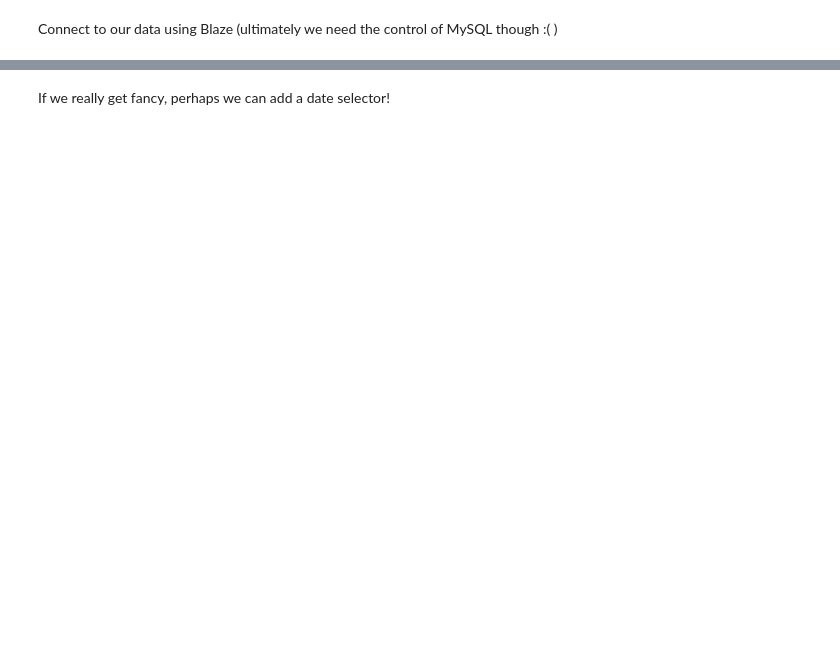
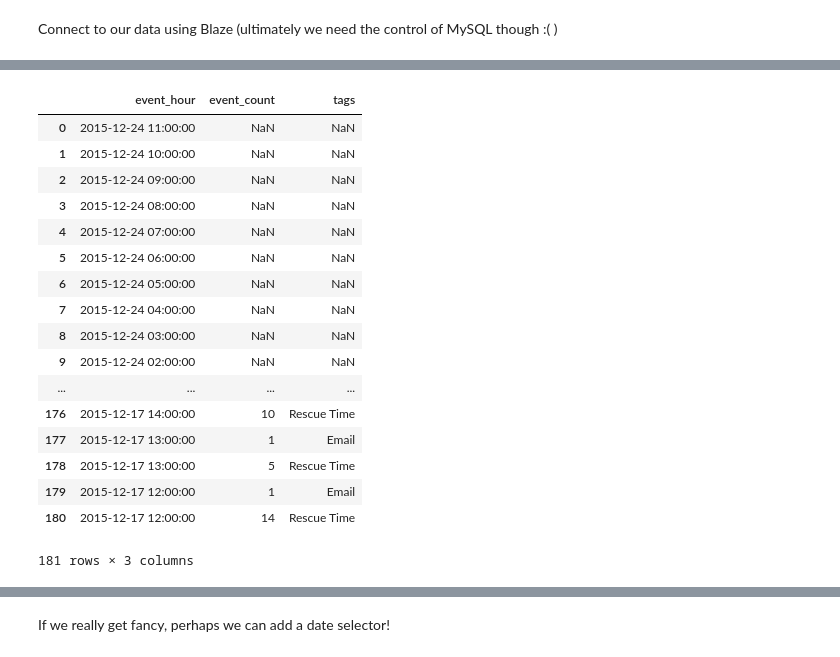
Before and after one commit to zcarwile/quixotic, a Jupyter notebook: quixotic_analytics.ipynb, the cells around one changed output, grey strips where cells are left out. Drawn from its saved outputs; the diff is of its cells as text; code cells hidden in the pictures; blank space fills up the shorter version.

```diff
--- a/quixotic_analytics.ipynb
+++ b/quixotic_analytics.ipynb
@@ -27,0 +14,2 @@ t.events_by_day
+# %%
+events_dfh = odo(t.events_by_hour2, pd.DataFrame)
@@ -27,0 +96,21 @@ t.events_by_day
+# %%
+hours.merge(events_dfh, on='event_hour', how='left')
+# %% [output]
+|  | event_hour | event_count | tags |
+| 0 | 2015-12-24 11:00:00 | NaN | NaN |
+| 1 | 2015-12-24 10:00:00 | NaN | NaN |
+| 2 | 2015-12-24 09:00:00 | NaN | NaN |
+| 3 | 2015-12-24 08:00:00 | NaN | NaN |
+| 4 | 2015-12-24 07:00:00 | NaN | NaN |
+| 5 | 2015-12-24 06:00:00 | NaN | NaN |
+| 6 | 2015-12-24 05:00:00 | NaN | NaN |
+| 7 | 2015-12-24 04:00:00 | NaN | NaN |
+| 8 | 2015-12-24 03:00:00 | NaN | NaN |
+| 9 | 2015-12-24 02:00:00 | NaN | NaN |
+| ... | ... | ... | ... |
+| 176 | 2015-12-17 14:00:00 | 10 | Rescue Time |
+| 177 | 2015-12-17 13:00:00 | 1 | Email |
+| 178 | 2015-12-17 13:00:00 | 5 | Rescue Time |
+| 179 | 2015-12-17 12:00:00 | 1 | Email |
+| 180 | 2015-12-17 12:00:00 | 14 | Rescue Time |
+181 rows × 3 columns
```
Also changed, not shown: parts of 32 cells of this notebook, 1 other file.
